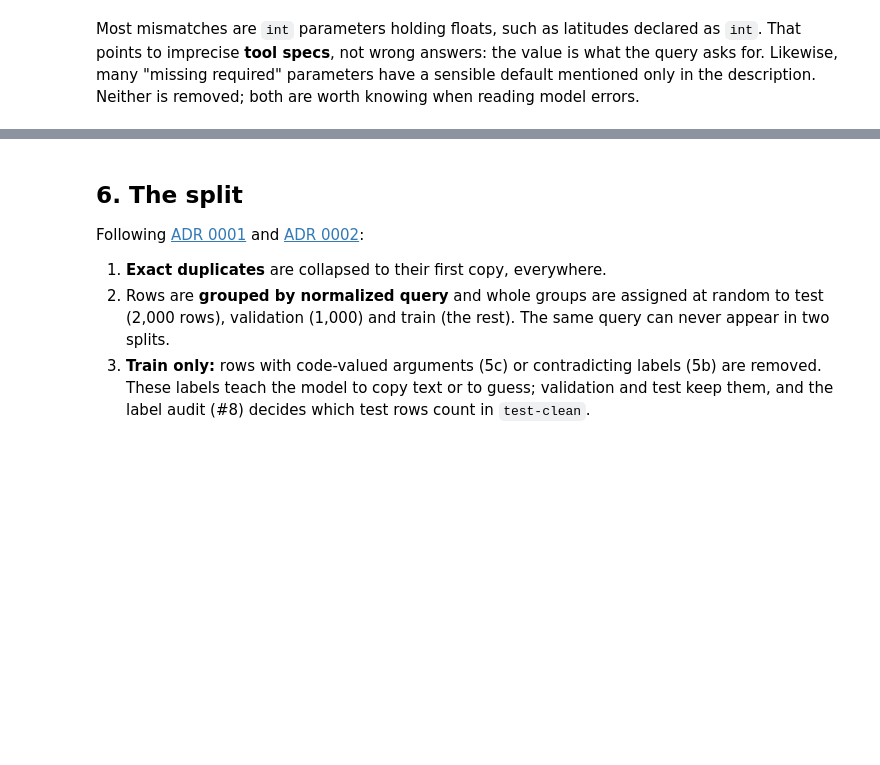
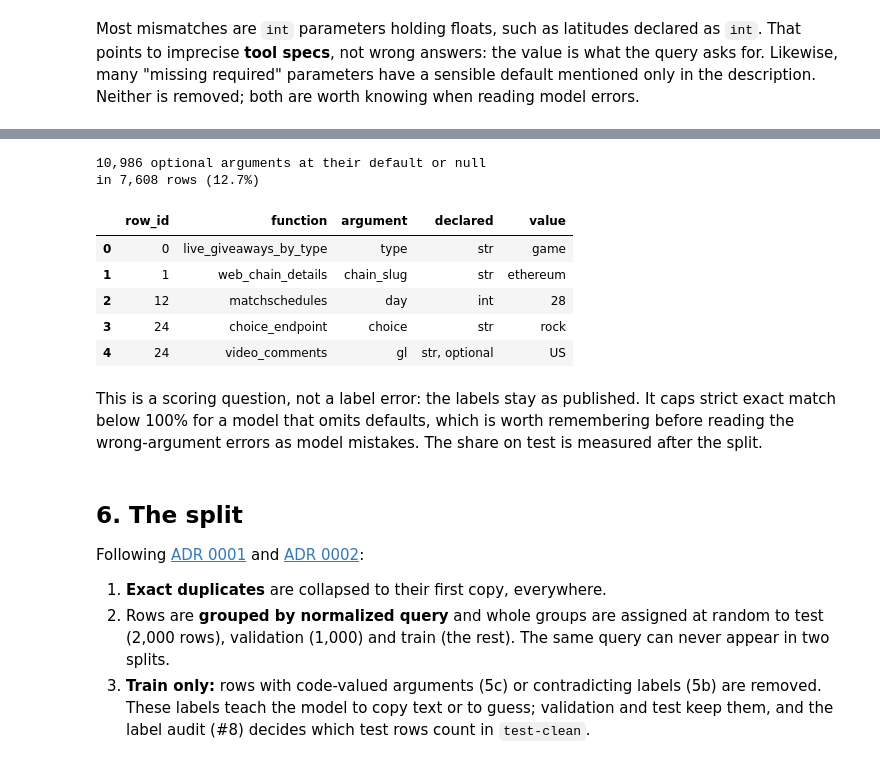
Before and after one commit to joaomigueloliveira/ml, a Jupyter notebook: notebooks/01_dataset.ipynb, the cells around one changed output, grey strips where cells are left out. Cells and saved outputs as stored; diff of their text form; code cells hidden in the pictures; blank space fills up the shorter version.

```diff
--- a/notebooks/01_dataset.ipynb
+++ b/notebooks/01_dataset.ipynb
@@ -216,3 +226,21 @@ Most mismatches are `int` parameters holding floats, such as latitudes declared
+# %%
+defaults = quality.explicit_defaults(examples)
+default_rows = {d.row_id for d in defaults}
+share = len(default_rows) / len(examples)
+print(f"{len(defaults):,} optional arguments at their default or null")
+print(f"in {len(default_rows):,} rows ({share:.1%})")
+pd.DataFrame([vars(d) for d in defaults[:5]])
+# %% [output]
+10,986 optional arguments at their default or null
+in 7,608 rows (12.7%)
+|  | row_id | function | argument | declared | value |
+| 0 | 0 | live_giveaways_by_type | type | str | game |
+| 1 | 1 | web_chain_details | chain_slug | str | ethereum |
+| 2 | 12 | matchschedules | day | int | 28 |
+| 3 | 24 | choice_endpoint | choice | str | rock |
+| 4 | 24 | video_comments | gl | str, optional | US |
+# %% [markdown]
+This is a scoring question, not a label error: the labels stay as published. It caps strict exact match below 100% for a model that omits defaults, which is worth remembering before reading the wrong-argument errors as model mistakes. The share on test is measured after the split.
 # %% [markdown]
 ## 6. The split
 
```
Also changed, not shown: parts of 16 cells of this notebook, 14 other files.
